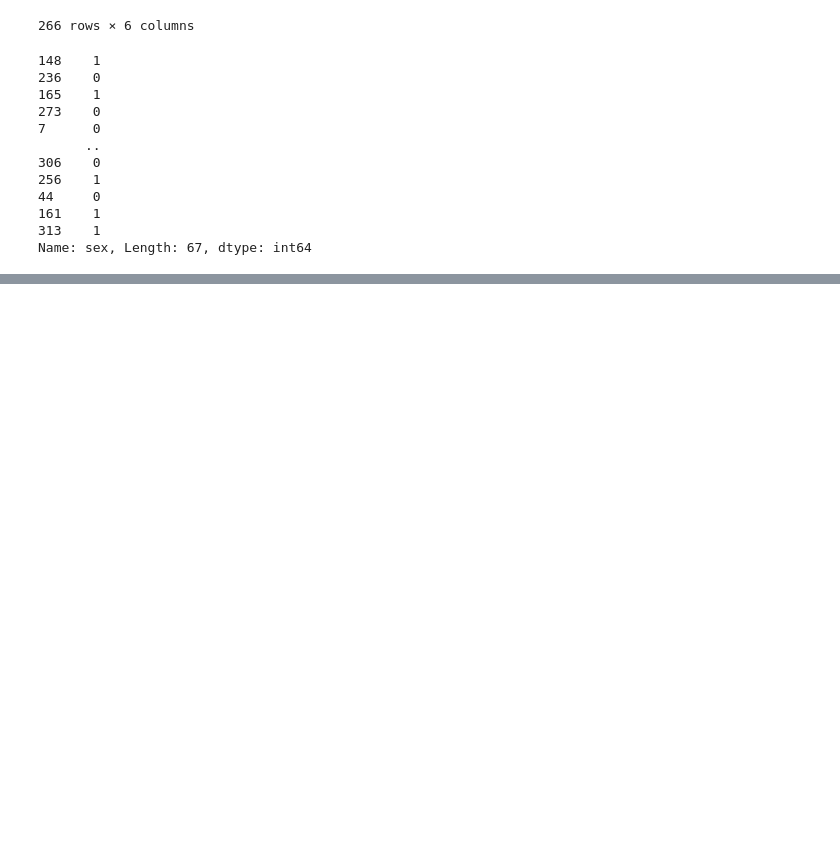
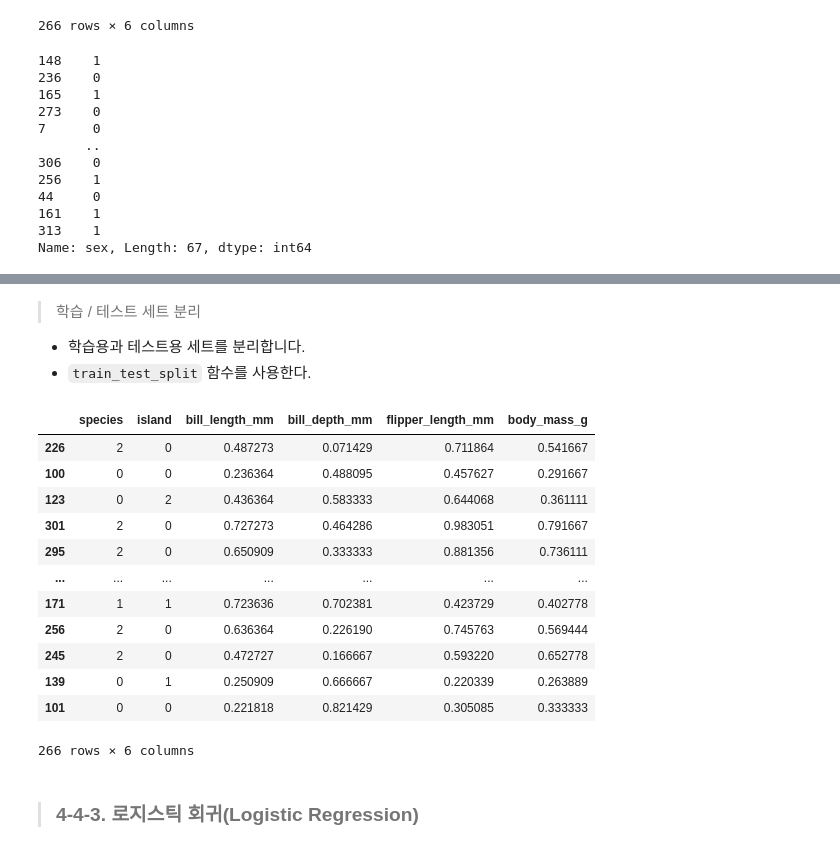
Before and after one commit to Chashoo414/Data_Analysis_Study, a Jupyter notebook: Part2/04. 머신러닝/Part2_Summary_4-1.ipynb, the cells around one changed output, grey strips where cells are left out. Saved outputs shown, nothing was run; the diff lists cells and outputs as text; code cells hidden in the pictures; blank space fills up the shorter version.

```diff
--- a/Part2/04. 머신러닝/Part2_Summary_4-1.ipynb
+++ b/Part2/04. 머신러닝/Part2_Summary_4-1.ipynb
@@ -371,0 +499,30 @@ Name: sex, Length: 67, dtype: int64
+# %% [markdown]
+> 학습 / 테스트 세트 분리
+- 학습용과 테스트용 세트를 분리합니다.
+- `train_test_split` 함수를 사용한다.
+# %%
+from sklearn.model_selection import train_test_split    # 라이브러리 로딩
+
+X = penguins.drop('sex', axis=1)    # 예측에 사용할 변수
+Y = penguins['sex']                 # 예측할 변수
+
+# 학습 / 테스트 세트 분할
+X_train, X_test, Y_train, Y_test = train_test_split(X, Y, test_size=0.2, shuffle=True)
+# %%
+X_train
+# %% [output]
+|  | species | island | bill_length_mm | bill_depth_mm | flipper_length_mm | body_mass_g |
+| 226 | 2 | 0 | 0.487273 | 0.071429 | 0.711864 | 0.541667 |
+| 100 | 0 | 0 | 0.236364 | 0.488095 | 0.457627 | 0.291667 |
+| 123 | 0 | 2 | 0.436364 | 0.583333 | 0.644068 | 0.361111 |
+| 301 | 2 | 0 | 0.727273 | 0.464286 | 0.983051 | 0.791667 |
+| 295 | 2 | 0 | 0.650909 | 0.333333 | 0.881356 | 0.736111 |
+| ... | ... | ... | ... | ... | ... | ... |
+| 171 | 1 | 1 | 0.723636 | 0.702381 | 0.423729 | 0.402778 |
+| 256 | 2 | 0 | 0.636364 | 0.226190 | 0.745763 | 0.569444 |
+| 245 | 2 | 0 | 0.472727 | 0.166667 | 0.593220 | 0.652778 |
+| 139 | 0 | 1 | 0.250909 | 0.666667 | 0.220339 | 0.263889 |
+| 101 | 0 | 0 | 0.221818 | 0.821429 | 0.305085 | 0.333333 |
+266 rows × 6 columns
+# %% [markdown]
+> ### **4-4-3. 로지스틱 회귀(Logistic Regression)**
```
Also changed, not shown: parts of 63 cells of this notebook.
